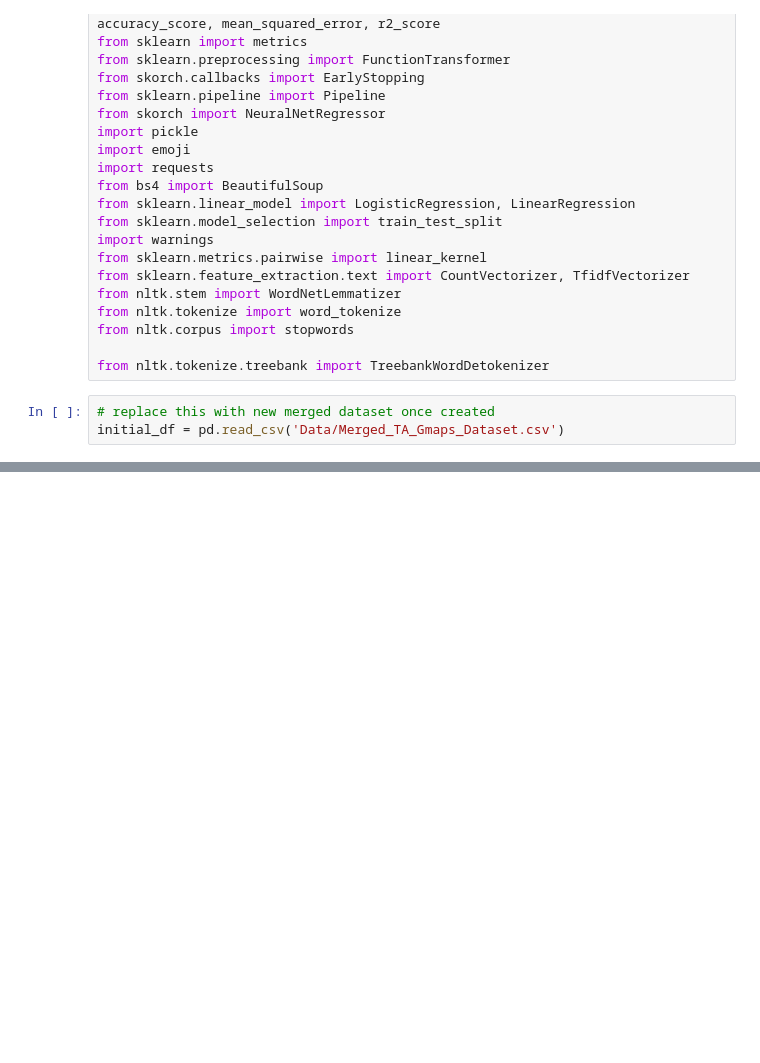
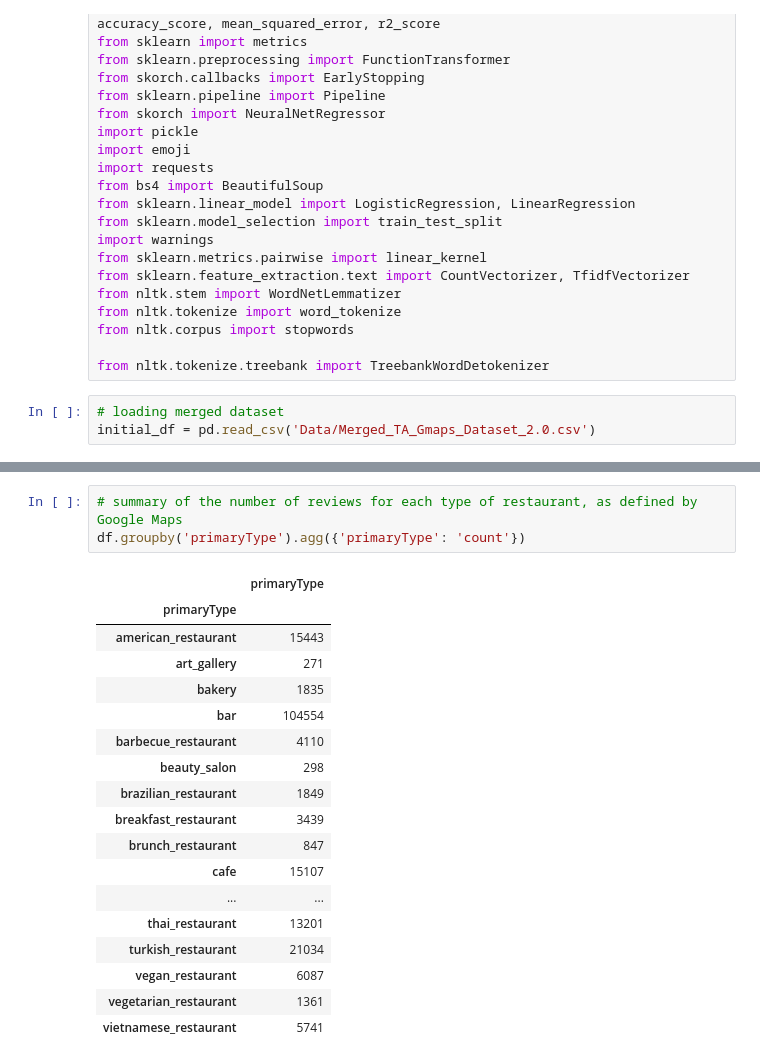
Before and after one commit to nathanindrakumar/Recommender_Food_LDN, a Jupyter notebook: Recommender_NLP.ipynb, the cells around one changed output, grey strips where cells are left out. Drawn from its saved outputs; the diff is of its cells as text; blank space fills up the shorter version.

```diff
--- a/Recommender_NLP.ipynb
+++ b/Recommender_NLP.ipynb
@@ -43,8 +43,8 @@ from nltk.corpus import stopwords
 
 from nltk.tokenize.treebank import TreebankWordDetokenizer
 # %%
-# replace this with new merged dataset once created
-initial_df = pd.read_csv('Data/Merged_TA_Gmaps_Dataset.csv')
+# loading merged dataset
+initial_df = pd.read_csv('Data/Merged_TA_Gmaps_Dataset_2.0.csv')
 # %%
 df = initial_df.drop(['Unnamed: 0'],axis=1)
 
@@ -92,0 +98,22 @@ ValueError: the first two maketrans arguments must have equal length
+# %%
+# summary of the number of reviews for each type of restaurant, as defined by Google Maps
+df.groupby('primaryType').agg({'primaryType': 'count'})
+# %% [output]
+|  | primaryType |
+| primaryType |  |
+| american_restaurant | 15443 |
+| art_gallery | 271 |
+| bakery | 1835 |
+| bar | 104554 |
+| barbecue_restaurant | 4110 |
+| beauty_salon | 298 |
+| brazilian_restaurant | 1849 |
+| breakfast_restaurant | 3439 |
+| brunch_restaurant | 847 |
+| cafe | 15107 |
+| ... | ... |
+| thai_restaurant | 13201 |
+| turkish_restaurant | 21034 |
+| vegan_restaurant | 6087 |
+| vegetarian_restaurant | 1361 |
+| vietnamese_restaurant | 5741 |
```
Also changed, not shown: parts of 7 cells of this notebook, 2 other files.
